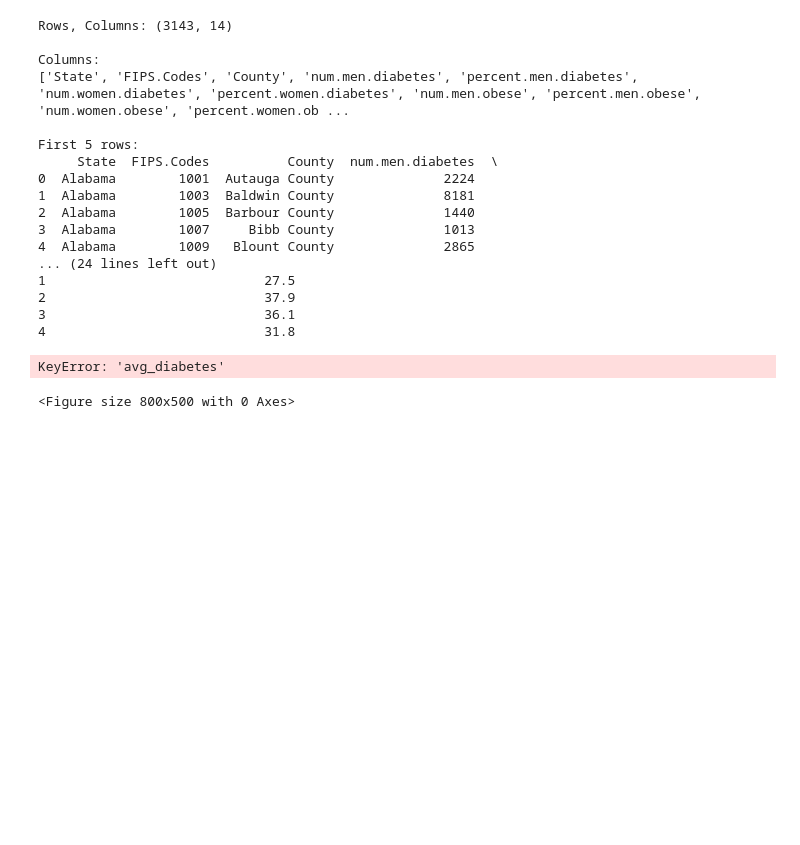
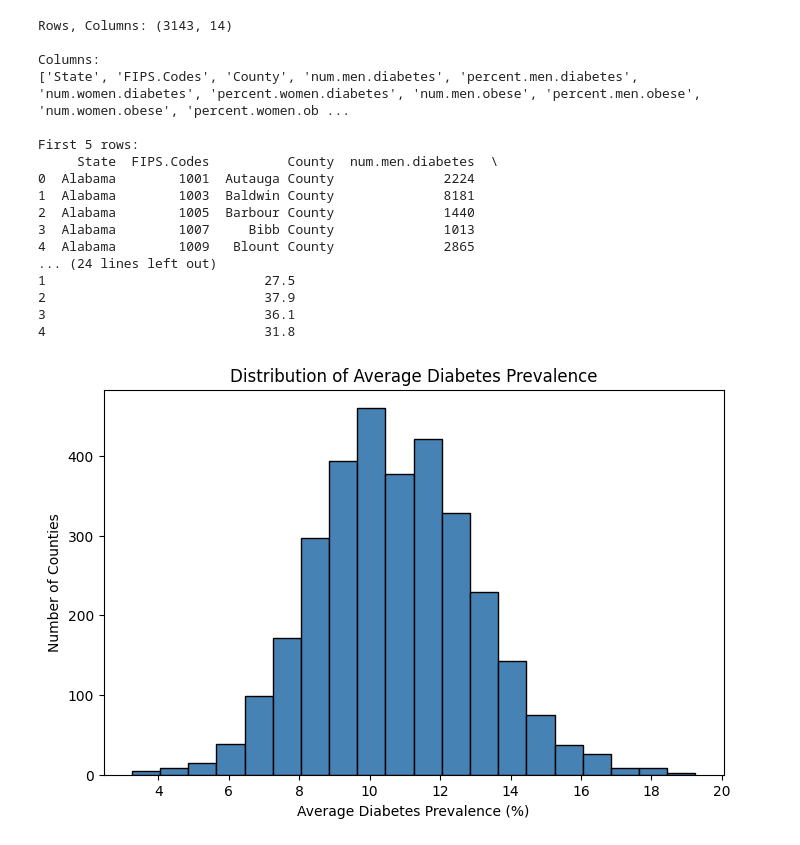
Before and after one commit to Prasanna-datascience/Data110Class, a Jupyter notebook: Data110_Project1_Prasanna.ipynb, the cells around one changed output. Saved outputs shown, nothing was run; the diff lists cells and outputs as text; code cells hidden in the pictures; blank space fills up the shorter version.

```diff
--- a/Data110_Project1_Prasanna.ipynb
+++ b/Data110_Project1_Prasanna.ipynb
@@ -80,22 +80,28 @@ First 5 rows:
 4                            31.8
 # %%
 import matplotlib.pyplot as plt
+
+# Ensure the 'avg_diabetes' column exists in df
+if "avg_diabetes" not in df.columns:
+    df["avg_diabetes"] = (
+        df["percent.men.diabetes"] +
+        df["percent.women.diabetes"]
+    ) / 2
 
 # Histogram of average diabetes prevalence
 plt.figure(figsize=(8, 5))
 
 plt.hist(
     df["avg_diabetes"],
     bins=20,
     color="steelblue",
     edgecolor="black"
 )
 
 plt.title("Distribution of Average Diabetes Prevalence")
 plt.xlabel("Average Diabetes Prevalence (%)")
 plt.ylabel("Number of Counties")
 
 plt.show()
 # %% [output]
-KeyError: 'avg_diabetes'
-<Figure size 800x500 with 0 Axes>
+[figure, added]
```
Also changed, not shown: parts of 2 cells of this notebook.
